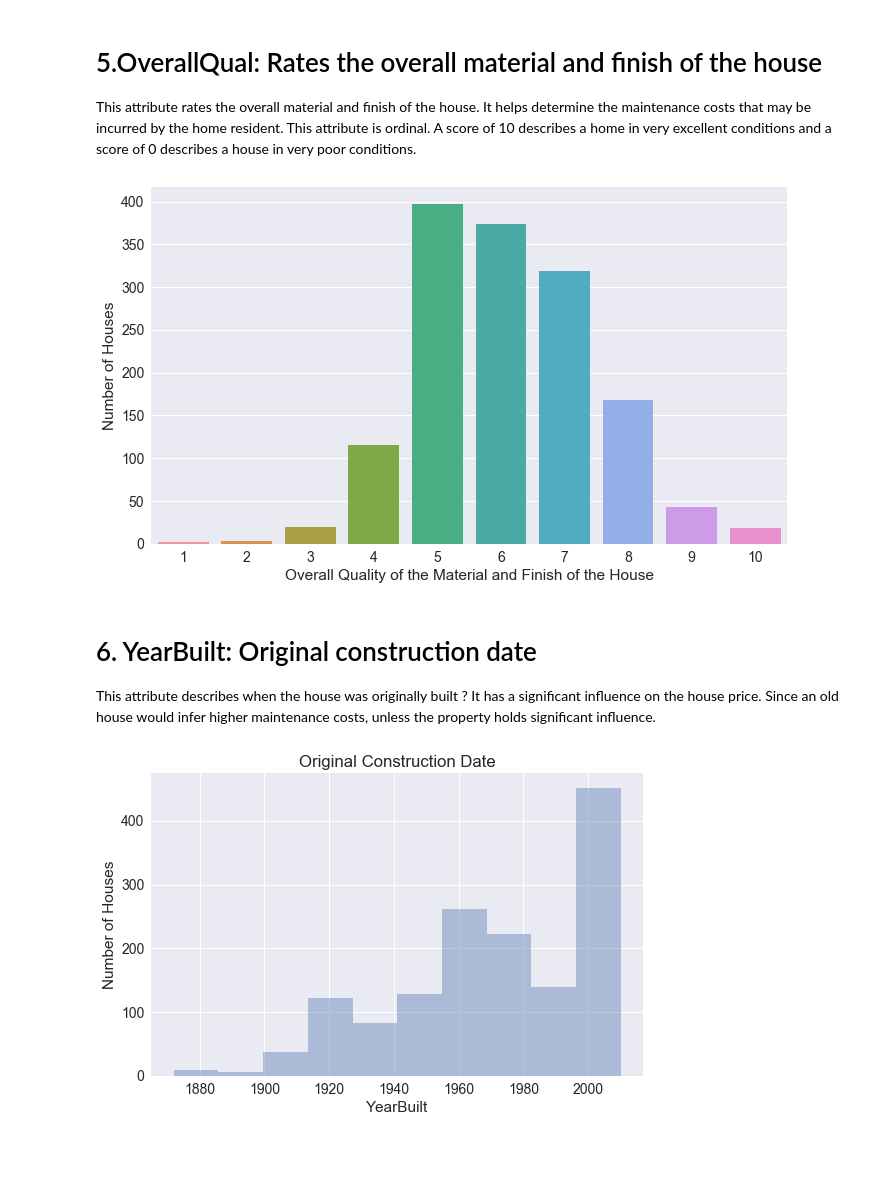
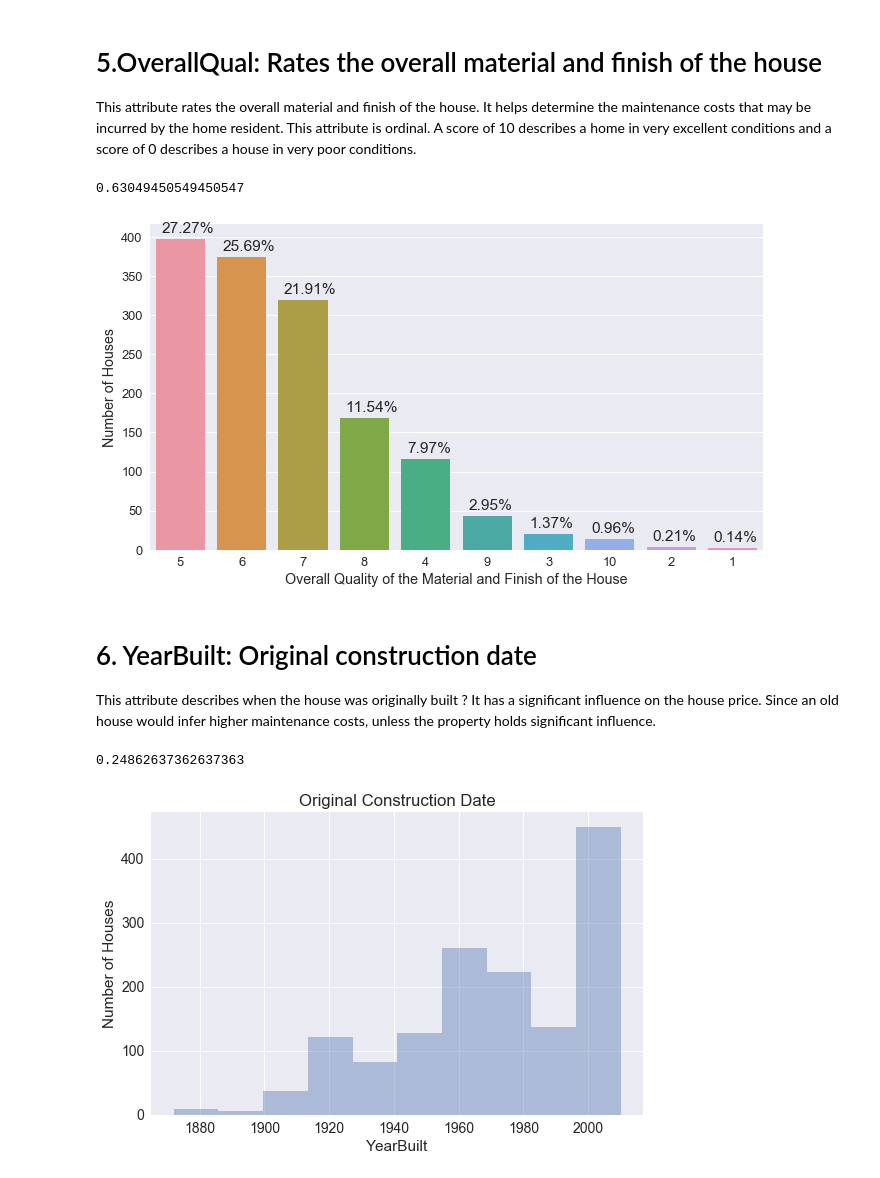
Before and after one commit to Salma-Bouzid/Data-Analytics, a Jupyter notebook: House Price EDA.ipynb, the cells around one changed output. Drawn from its saved outputs; the diff is of its cells as text; code cells hidden in the pictures; blank space fills up the shorter version.

```diff
--- a/House Price EDA.ipynb
+++ b/House Price EDA.ipynb
@@ -11,4 +11,5 @@ import pandas as pd
 import numpy as np
 
 train = pd.read_csv("train.csv")
+train = train[train.GrLivArea<4000]
 # %% [markdown]
@@ -184,7 +158,12 @@ len(train[rl_perc])/len(train)
 # %%
+sns.set(font_scale = 1.2)
+plt.subplots(figsize = (7,8))
 labels = ["RL","RM", "FV", "RH","C(all)"]
 ax= sns.countplot(x="MSZoning", data=train , order = labels )
 _= ax.set(xlabel='MSZoning', ylabel='Number of Houses')
-
+perc = train.MSZoning.value_counts(normalize = True).tolist()
+perc = [ x*100 for x in perc]
+for i, p in enumerate(ax.patches):
+    ax.annotate('{0:.2f}%'.format(perc[i]), (p.get_x() + 0.18, p.get_height()+18))
 plt.tight_layout()
 # %% [output]
@@ -219,18 +197,30 @@ plt.tight_layout()
 # 5.OverallQual: Rates the overall material and finish of the house
 
 This attribute rates the overall material and finish of the house. It helps determine the maintenance costs that may be incurred by the home resident. This attribute is ordinal. A score of 10 describes a home in very excellent conditions and a score of 0 describes a house in very poor conditions.
+# %%
+train.OverallQual[train.OverallQual > 5].count()/len(train)
+# %% [output]
+0.63049450549450547
 # %%
-sns.set(font_scale = 1.4)
-ax = plt.subplots(figsize=(10, 6))
-ax = sns.countplot(x="OverallQual", data=train)
+sns.set(font_scale = 1.29)
+ax = plt.subplots(figsize=(11, 6))
+labels = [5,6,7,8,4,9,3,10,2,1]
+ax = sns.countplot(x="OverallQual", data=train, order = labels)
 _ = ax.set_ylabel("Number of houses")
 _= ax.set(xlabel='Overall Quality of the Material and Finish of the House', ylabel='Number of Houses')
-plt.tight_layout()
+perc = train.OverallQual.value_counts(normalize = True).tolist()
+perc = [ x*100 for x in perc]
+for i, p in enumerate(ax.patches):
+    ax.annotate('{0:.2f}%'.format(perc[i]), (p.get_x() + 0.09, p.get_height()+8))
 # %% [output]
-[figure, old version]
+[figure, new version]
 # %% [markdown]
 # 6. YearBuilt: Original construction date
 This attribute describes when the house was originally built ? It has a significant influence on the house price. Since an old house would infer higher maintenance costs, unless the property holds significant influence.
+# %%
+train.YearBuilt[train.YearBuilt > 2000].count()/len(train)
+# %% [output]
+0.24862637362637363
 # %%
 sns.set(font_scale = 1.4)
 fig = sns.distplot(train["YearBuilt"], kde=False, bins=10)
```
Also changed, not shown: parts of 27 cells of this notebook.
